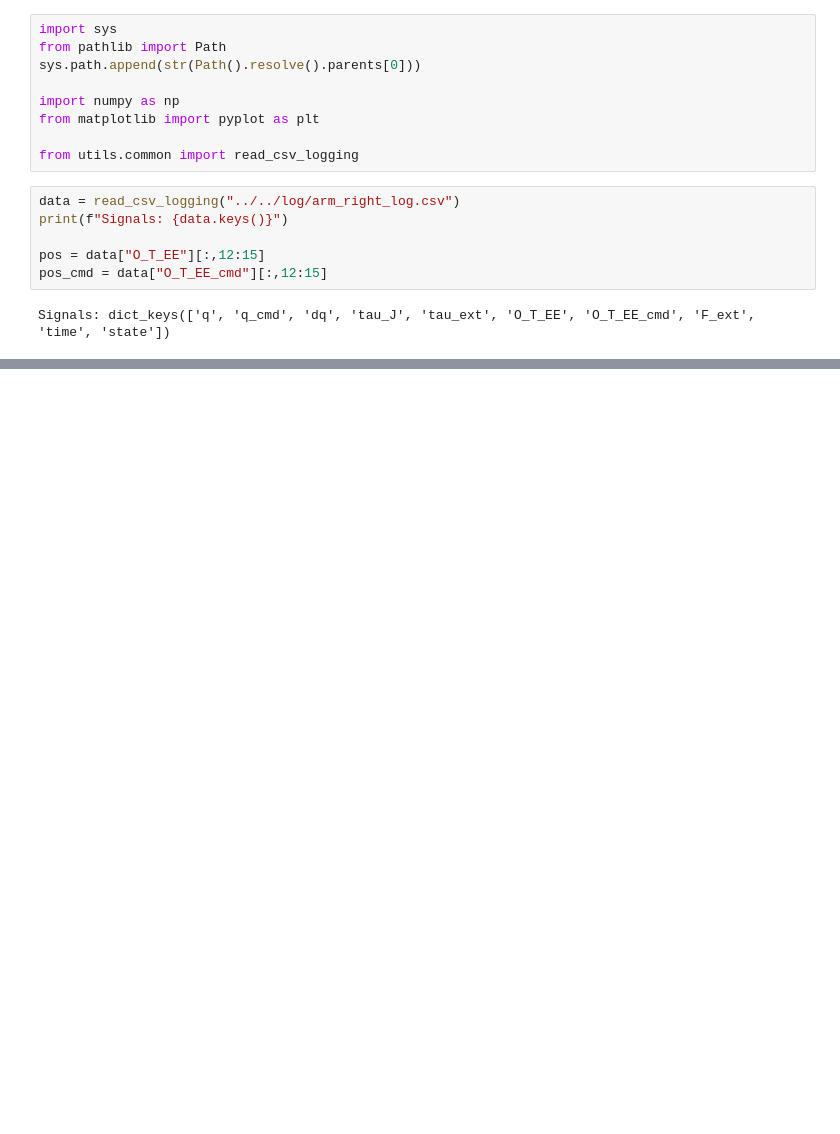
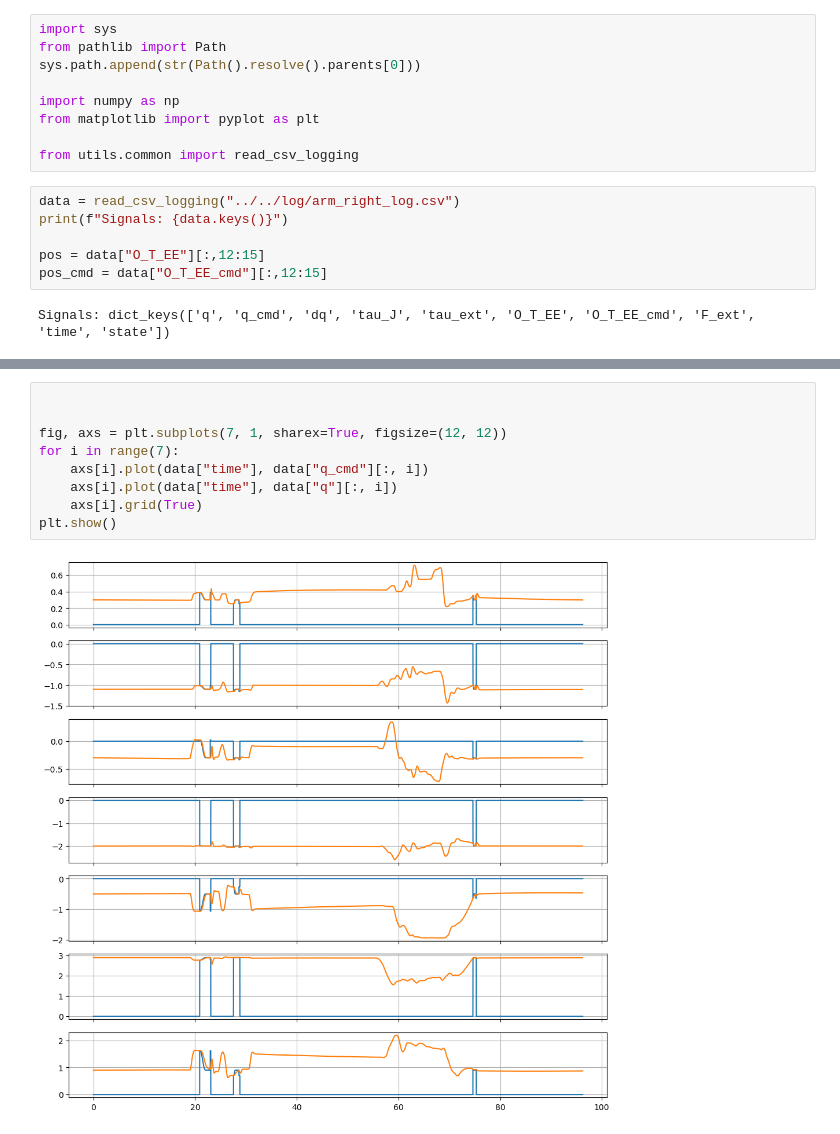
Before and after one commit to AlexanderWegenerRobotics/teleop-simulator, a Jupyter notebook: analysis/notebooks/read_logging.ipynb, the cells around one changed output, grey strips where cells are left out. Cells and saved outputs as stored; diff of their text form; blank space fills up the shorter version.

```diff
--- a/analysis/notebooks/read_logging.ipynb
+++ b/analysis/notebooks/read_logging.ipynb
@@ -126,0 +151,11 @@ plt.show()
+# %%
+
+
+fig, axs = plt.subplots(7, 1, sharex=True, figsize=(12, 12))
+for i in range(7):
+    axs[i].plot(data["time"], data["q_cmd"][:, i])
+    axs[i].plot(data["time"], data["q"][:, i])
+    axs[i].grid(True)
+plt.show()
+# %% [output]
+[figure, added]
```
Also changed, not shown: parts of 6 cells of this notebook, 14 other files.
